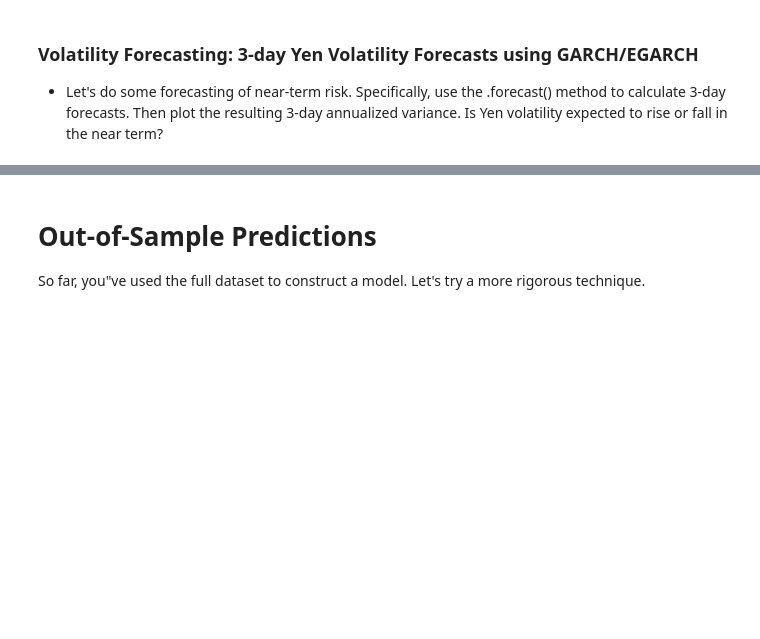
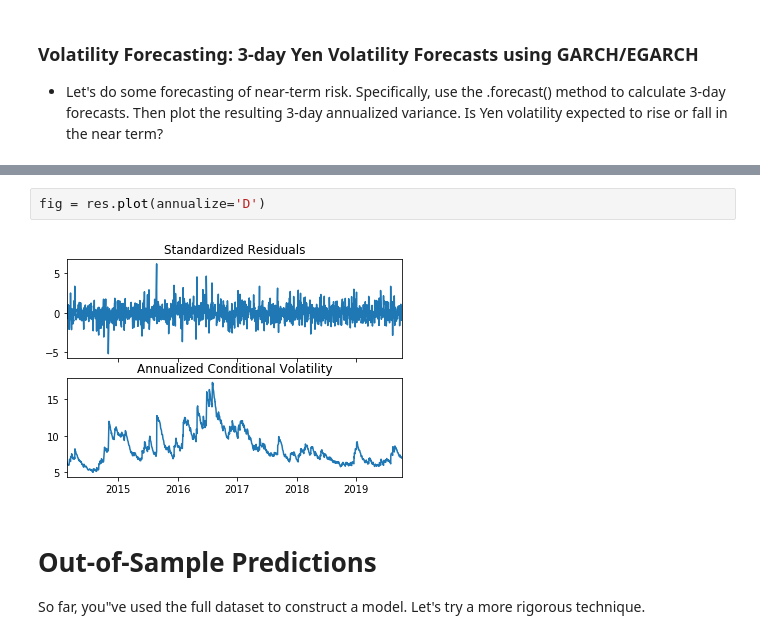
Before and after one commit to stragitech/Yen_Futures, a Jupyter notebook: time_series_analysis.ipynb, the cells around one changed output, grey strips where cells are left out. Cells and saved outputs as stored; diff of their text form; blank space fills up the shorter version.

```diff
--- a/time_series_analysis.ipynb
+++ b/time_series_analysis.ipynb
@@ -481,3 +525,7 @@ fig = # YOUR CODE HERE
+# %%
+fig = res.plot(annualize='D')
+# %% [output]
+[figure, added]
 # %% [markdown]
  # Out-of-Sample Predictions
  So far, you"ve used the full dataset to construct a model. Let's try a more rigorous technique.
```
Also changed, not shown: parts of 21 cells of this notebook.
